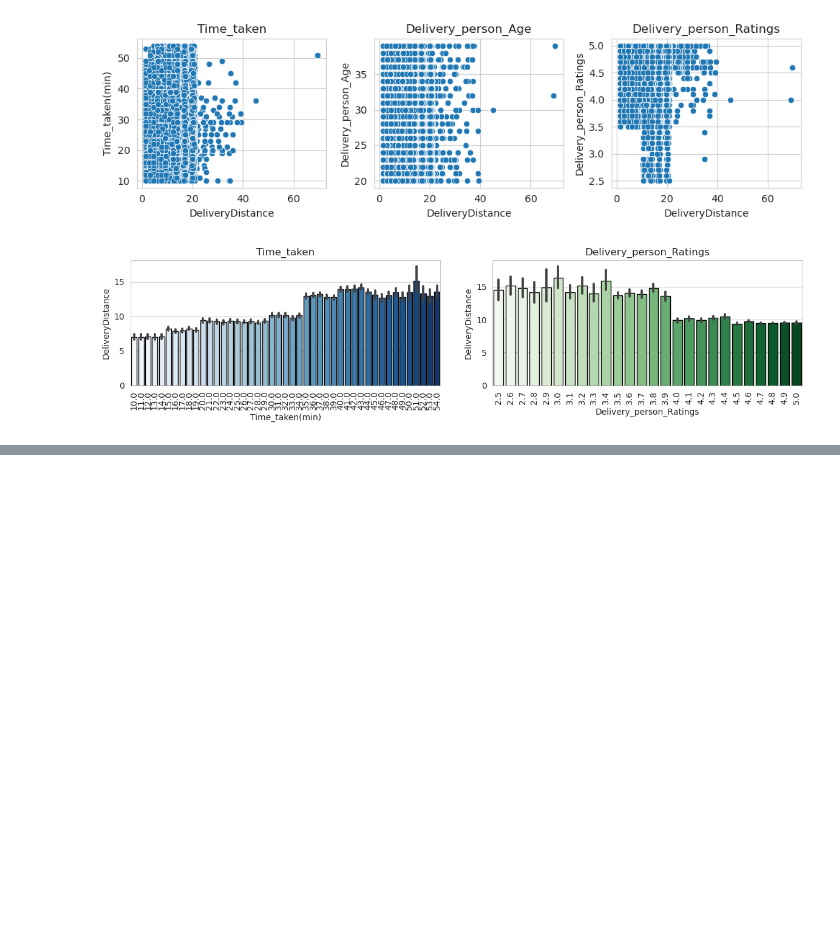
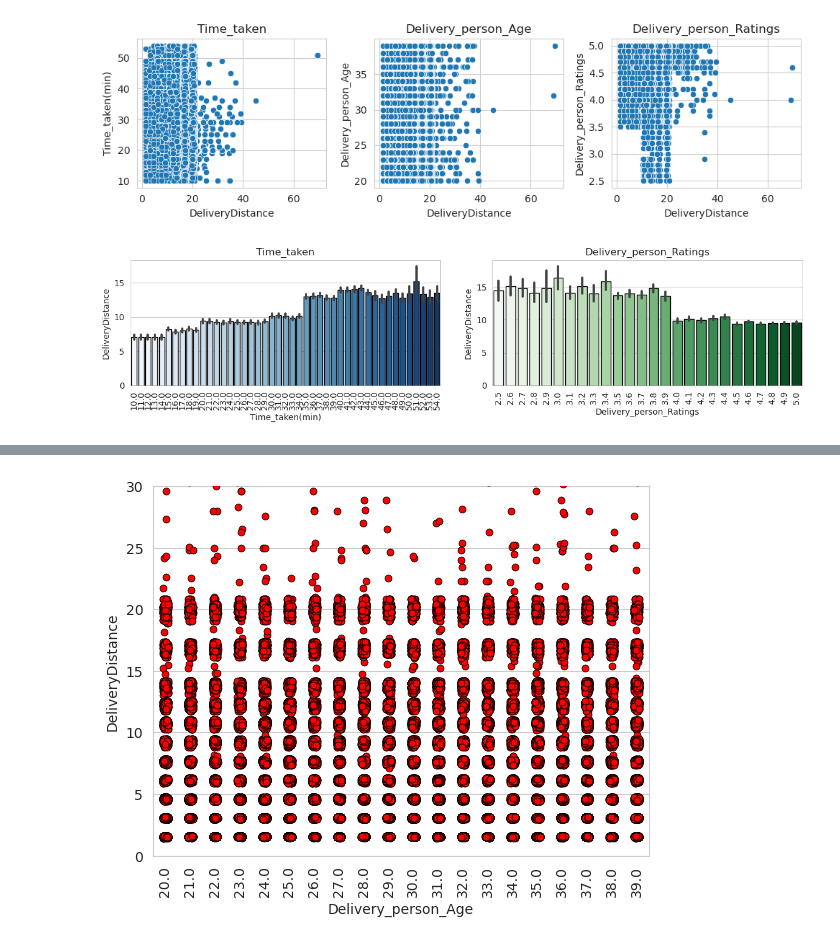
Before and after one commit to liamarguedas/uber-eats-delivery-time, a Jupyter notebook: notebooks/analyze-and-explore-data.ipynb, the cells around one changed output, grey strips where cells are left out. Cells and saved outputs as stored; diff of their text form; code cells hidden in the pictures; blank space fills up the shorter version.

```diff
--- a/notebooks/analyze-and-explore-data.ipynb
+++ b/notebooks/analyze-and-explore-data.ipynb
@@ -447,0 +474,7 @@ sns
+# %%
+sns.stripplot(data = data, x = 'Delivery_person_Age', y = 'DeliveryDistance',
+              jitter = True, edgecolor = 'k', linewidth = 0.5, color = 'red')
+plt.xticks(rotation = 90)
+plt.ylim(0, 30);
+# %% [output]
+[figure, added]
```
Also changed, not shown: parts of 16 cells of this notebook.
